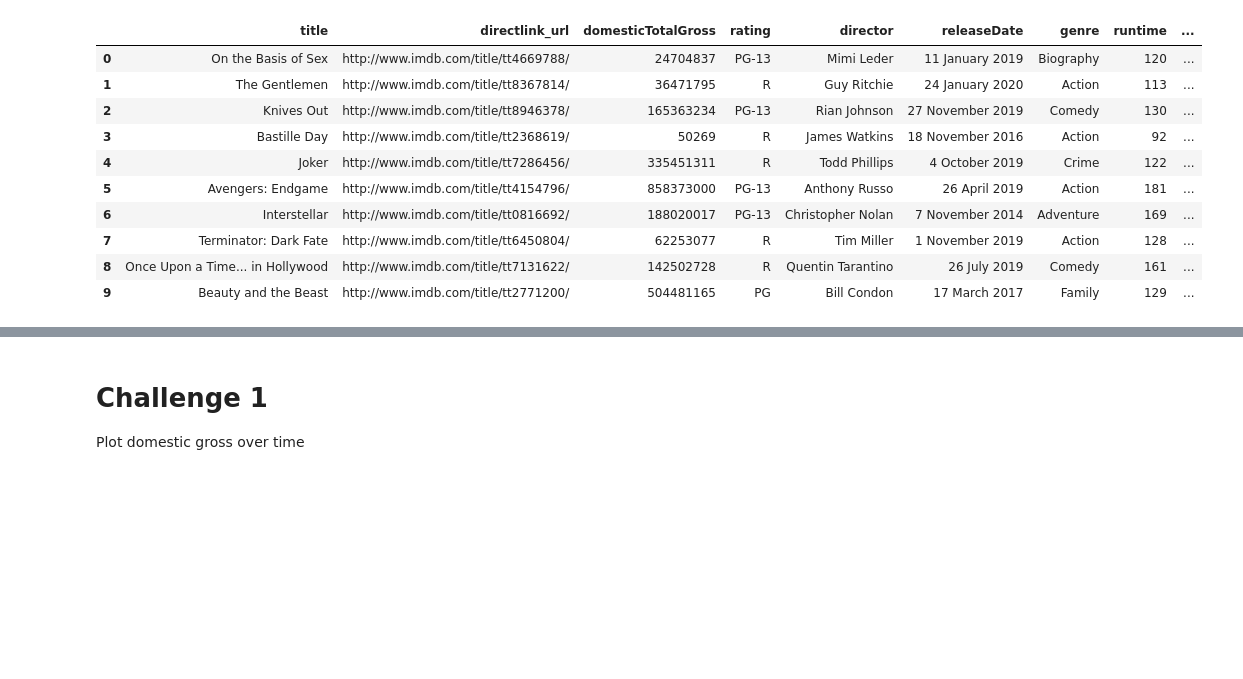
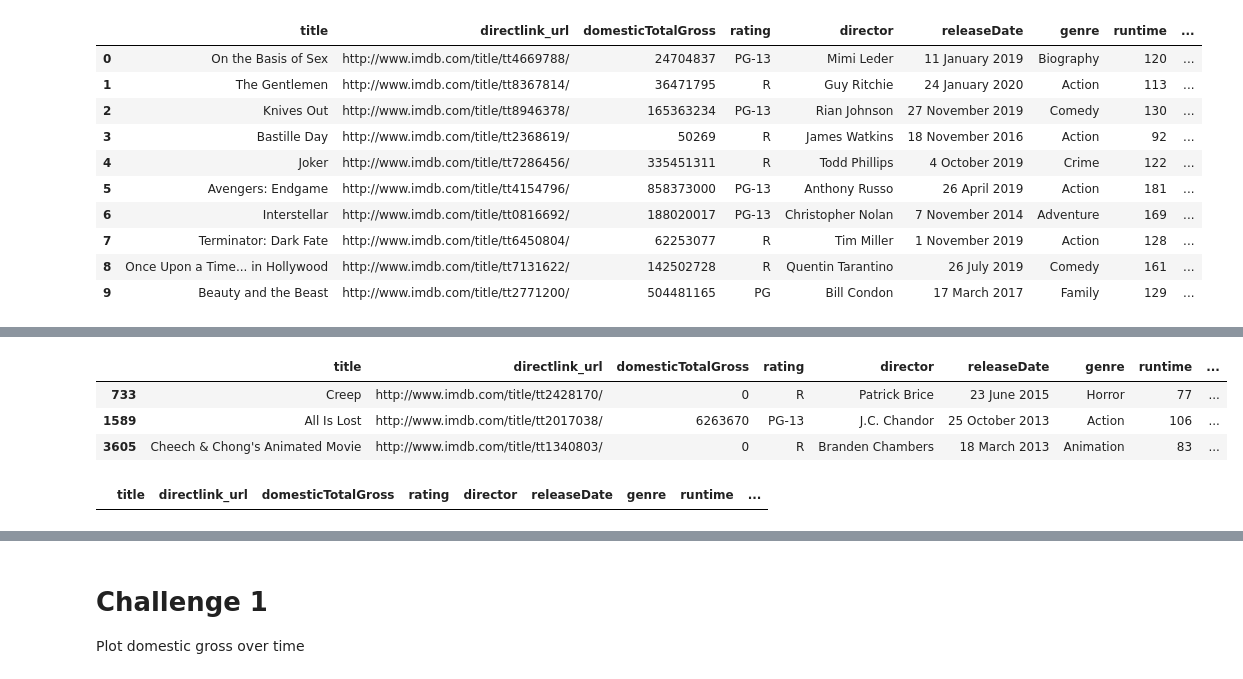
Before and after one commit to michael-a-green/Metis_Project2, a Jupyter notebook: Project2.ipynb, the cells around one changed output, grey strips where cells are left out. Drawn from its saved outputs; the diff is of its cells as text; code cells hidden in the pictures; blank space fills up the shorter version.

```diff
--- a/Project2.ipynb
+++ b/Project2.ipynb
@@ -390,0 +462,14 @@ movie_df.head(10)
+# %%
+
+cast_mask = (movie_df["cast1"]=="") | (movie_df["cast2"]=="") | (movie_df["cast3"]=="")
+
+movie_df[cast_mask]
+# %% [output]
+|  | title | directlink_url | domesticTotalGross | rating | director | releaseDate | genre | runtime | ... |
+| 733 | Creep | http://www.imdb.com/title/tt2428170/ | 0 | R | Patrick Brice | 23 June 2015 | Horror | 77 | ... |
+| 1589 | All Is Lost | http://www.imdb.com/title/tt2017038/ | 6263670 | PG-13 | J.C. Chandor | 25 October 2013 | Action | 106 | ... |
+| 3605 | Cheech & Chong's Animated Movie | http://www.imdb.com/title/tt1340803/ | 0 | R | Branden Chambers | 18 March 2013 | Animation | 83 | ... |
+# %%
+movie_df[ movie_df["star_rating"]==0.0 ]
+# %% [output]
+|  | title | directlink_url | domesticTotalGross | rating | director | releaseDate | genre | runtime | ... |
```
Also changed, not shown: parts of 21 cells of this notebook.
